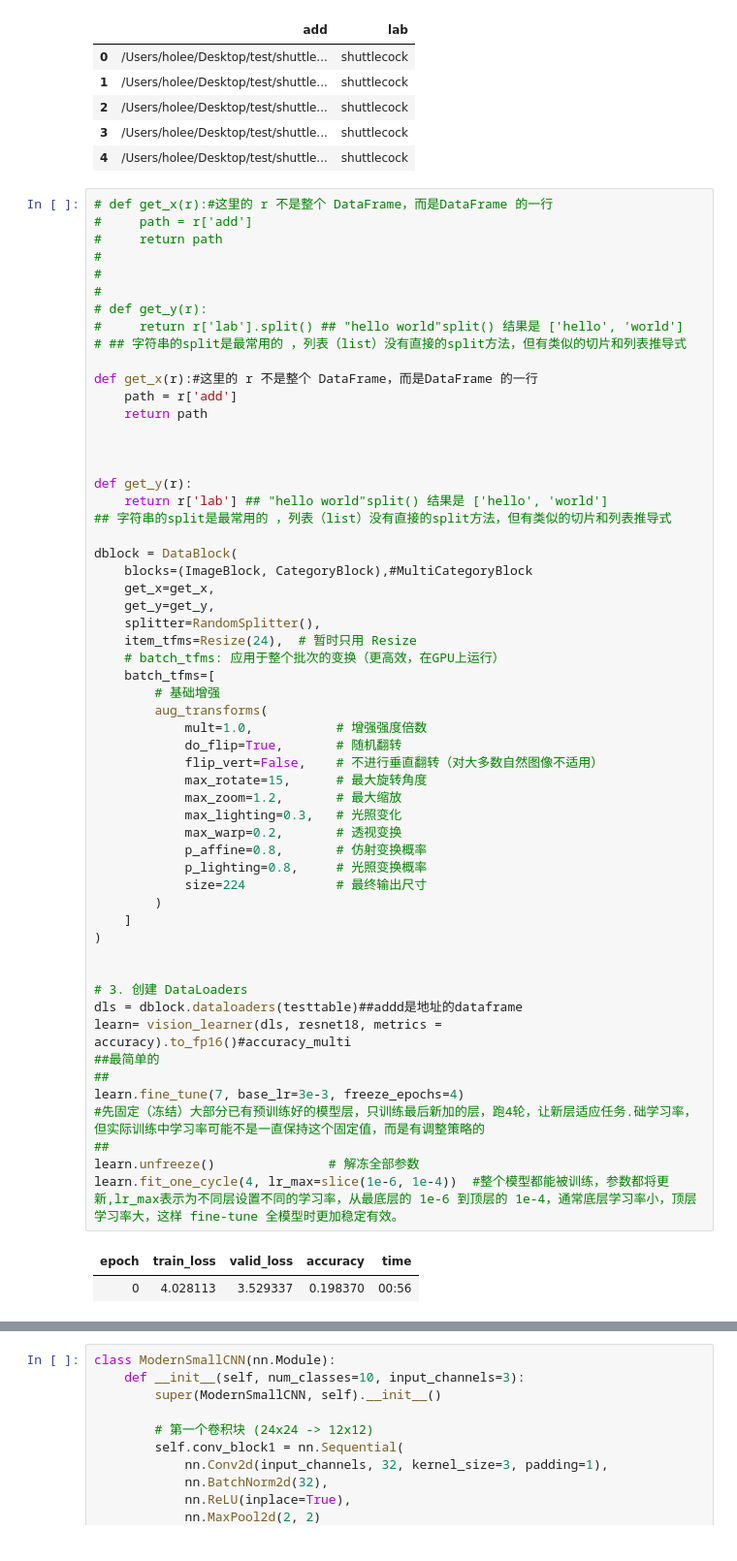
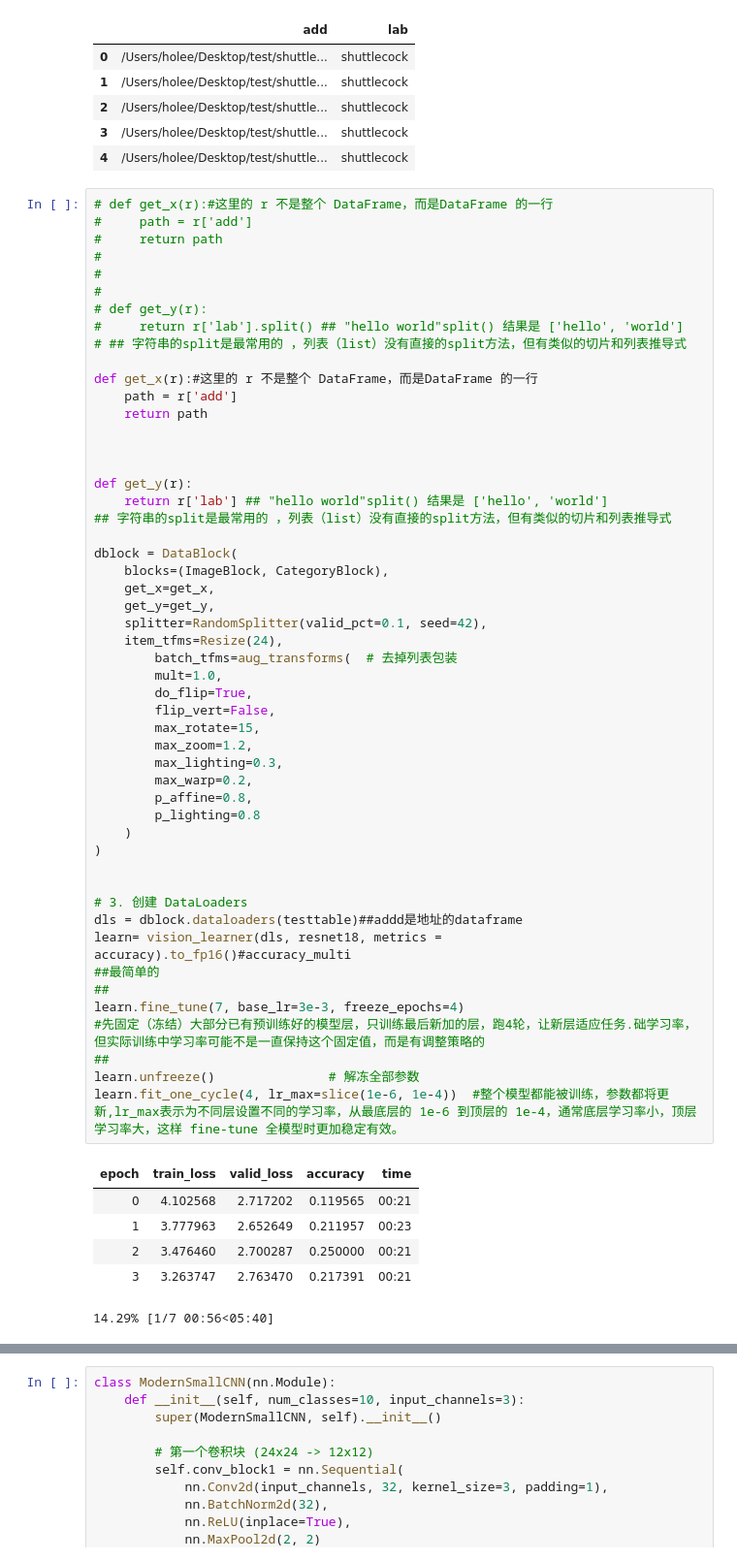
Before and after one commit to lee1995hao/python_useful, a Jupyter notebook: photo_fastai.ipynb, the cells around one changed output, grey strips where cells are left out. Shown at 97% size. Drawn from its saved outputs; the diff is of its cells as text.

```diff
--- a/photo_fastai.ipynb
+++ b/photo_fastai.ipynb
@@ -127,50 +127,49 @@ testtable.head(5)
 # ## 字符串的split是最常用的 ，列表（list）没有直接的split方法，但有类似的切片和列表推导式
 
 def get_x(r):#这里的 r 不是整个 DataFrame，而是DataFrame 的一行
     path = r['add']
     return path
 
 
 
 def get_y(r):
     return r['lab'] ## "hello world"split() 结果是 ['hello', 'world']
 ## 字符串的split是最常用的 ，列表（list）没有直接的split方法，但有类似的切片和列表推导式
 
 dblock = DataBlock(
-    blocks=(ImageBlock, CategoryBlock),#MultiCategoryBlock
+    blocks=(ImageBlock, CategoryBlock),
     get_x=get_x,
     get_y=get_y,
-    splitter=RandomSplitter(),
-    item_tfms=Resize(24),  # 暂时只用 Resize
-    # batch_tfms: 应用于整个批次的变换（更高效，在GPU上运行）
-    batch_tfms=[
-        # 基础增强
-        aug_transforms(
-            mult=1.0,           # 增强强度倍数
-            do_flip=True,       # 随机翻转
-            flip_vert=False,    # 不进行垂直翻转（对大多数自然图像不适用）
-            max_rotate=15,      # 最大旋转角度
-            max_zoom=1.2,       # 最大缩放
-            max_lighting=0.3,   # 光照变化
-            max_warp=0.2,       # 透视变换
-            p_affine=0.8,       # 仿射变换概率
-            p_lighting=0.8,     # 光照变换概率
-            size=224            # 最终输出尺寸
-        )
-    ]
+    splitter=RandomSplitter(valid_pct=0.1, seed=42),
+    item_tfms=Resize(24),
+        batch_tfms=aug_transforms(  # 去掉列表包装
+        mult=1.0,
+        do_flip=True,
+        flip_vert=False,
+        max_rotate=15,
+        max_zoom=1.2,
+        max_lighting=0.3,
+        max_warp=0.2,
+        p_affine=0.8,
+        p_lighting=0.8
+    )
 )
 
 
 # 3. 创建 DataLoaders
 dls = dblock.dataloaders(testtable)##addd是地址的dataframe
 learn= vision_learner(dls, resnet18, metrics = accuracy).to_fp16()#accuracy_multi
 ##最简单的
 ##
 learn.fine_tune(7, base_lr=3e-3, freeze_epochs=4)
 #先固定（冻结）大部分已有预训练好的模型层，只训练最后新加的层，跑4轮，让新层适应任务.础学习率，但实际训练中学习率可能不是一直保持这个固定值，而是有调整策略的
 ##
 learn.unfreeze()               # 解冻全部参数
 learn.fit_one_cycle(4, lr_max=slice(1e-6, 1e-4))  #整个模型都能被训练，参数都将更新,lr_max表示为不同层设置不同的学习率，从最底层的 1e-6 到顶层的 1e-4，通常底层学习率小，顶层学习率大，这样 fine-tune 全模型时更加稳定有效。
 # %% [output]
 | epoch | train_loss | valid_loss | accuracy | time |
-| 0 | 4.028113 | 3.529337 | 0.198370 | 00:56 |
+| 0 | 4.102568 | 2.717202 | 0.119565 | 00:21 |
+| 1 | 3.777963 | 2.652649 | 0.211957 | 00:23 |
+| 2 | 3.476460 | 2.700287 | 0.250000 | 00:21 |
+| 3 | 3.263747 | 2.763470 | 0.217391 | 00:21 |
+14.29% [1/7 00:56<05:40]
```
Also changed, not shown: parts of 1 cell of this notebook.
